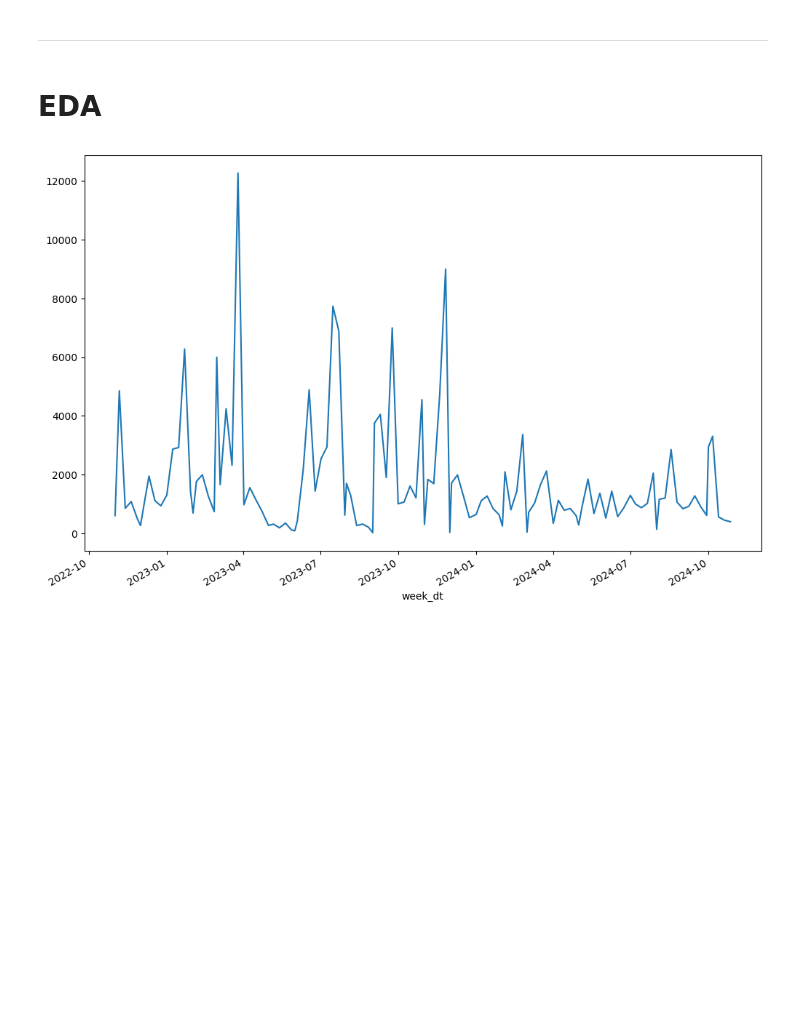
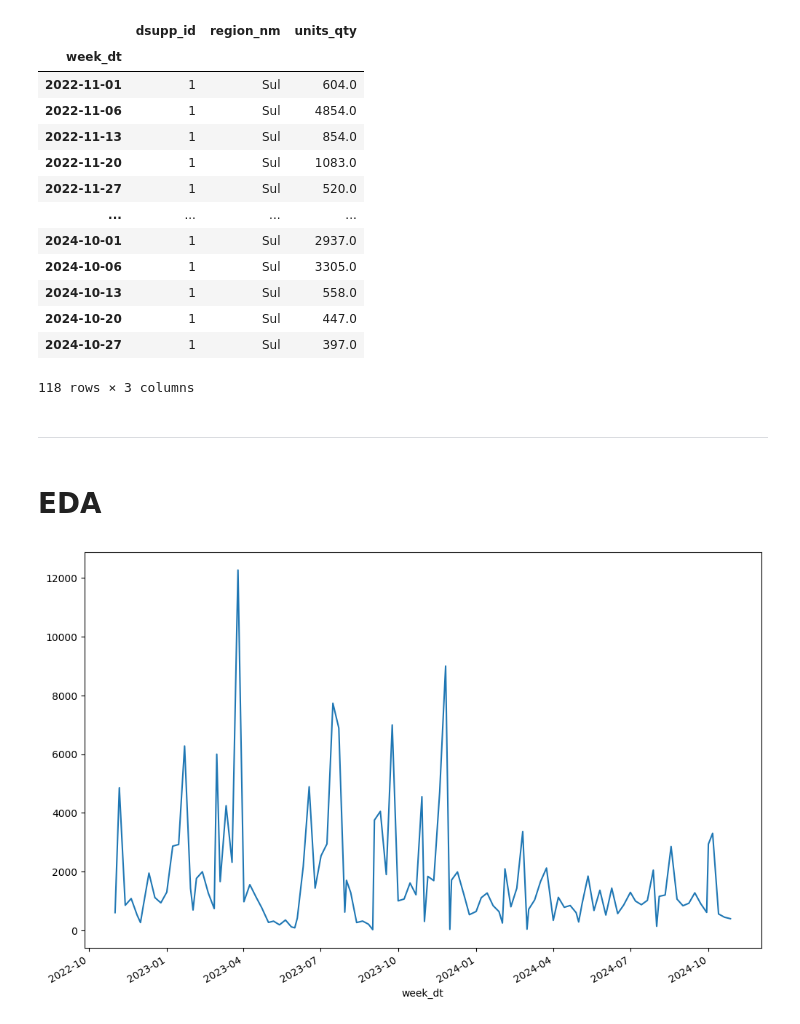
Before and after one commit to HenryJKS/kaggle-cases, a Jupyter notebook: IQVIA - Projeto Semanal de Demanda/Model - Sarimax.ipynb, the cells around one changed output. Saved outputs shown, nothing was run; the diff lists cells and outputs as text; code cells hidden in the pictures; blank space fills up the shorter version.

```diff
--- a/IQVIA - Projeto Semanal de Demanda/Model - Sarimax.ipynb
+++ b/IQVIA - Projeto Semanal de Demanda/Model - Sarimax.ipynb
@@ -11,9 +11,36 @@ df = pd.read_csv('Data/dataset-case-iqvia.csv', sep=',')
 # %%
-df = df.groupby(['week_dt', 'dsupp_id', 'region_nm'])['units_qty'].sum().reset_index()
-df = df[(df['dsupp_id'] == 1) &(df['region_nm'] == 'Sul')]
-df['week_dt'] = pd.to_datetime(df['week_dt'])
-df = df.sort_values('week_dt')
-df.set_index('week_dt', inplace=True)
+def prep_df(dsupp_id, region_nm):
+
+    df_copy = df[(df['dsupp_id'] == dsupp_id) &(df['region_nm'] == region_nm)].copy()
+
+    df_copy = df_copy.groupby(['week_dt', 'dsupp_id', 'region_nm'])['units_qty'].sum().reset_index()
+
+    df_copy['week_dt'] = pd.to_datetime(df_copy['week_dt'])
+
+    df_copy = df_copy.sort_values('week_dt')
+
+    df_copy.set_index('week_dt', inplace=True)
+
+    return df_copy
+
+df = prep_df(1, 'Sul')
+# %%
+df
+# %% [output]
+|  | dsupp_id | region_nm | units_qty |
+| week_dt |  |  |  |
+| 2022-11-01 | 1 | Sul | 604.0 |
+| 2022-11-06 | 1 | Sul | 4854.0 |
+| 2022-11-13 | 1 | Sul | 854.0 |
+| 2022-11-20 | 1 | Sul | 1083.0 |
+| 2022-11-27 | 1 | Sul | 520.0 |
+| ... | ... | ... | ... |
+| 2024-10-01 | 1 | Sul | 2937.0 |
+| 2024-10-06 | 1 | Sul | 3305.0 |
+| 2024-10-13 | 1 | Sul | 558.0 |
+| 2024-10-20 | 1 | Sul | 447.0 |
+| 2024-10-27 | 1 | Sul | 397.0 |
+118 rows × 3 columns
 # %% [markdown]
 ---
 # %% [markdown]
```
Also changed, not shown: parts of 10 cells of this notebook, 1 other file.
